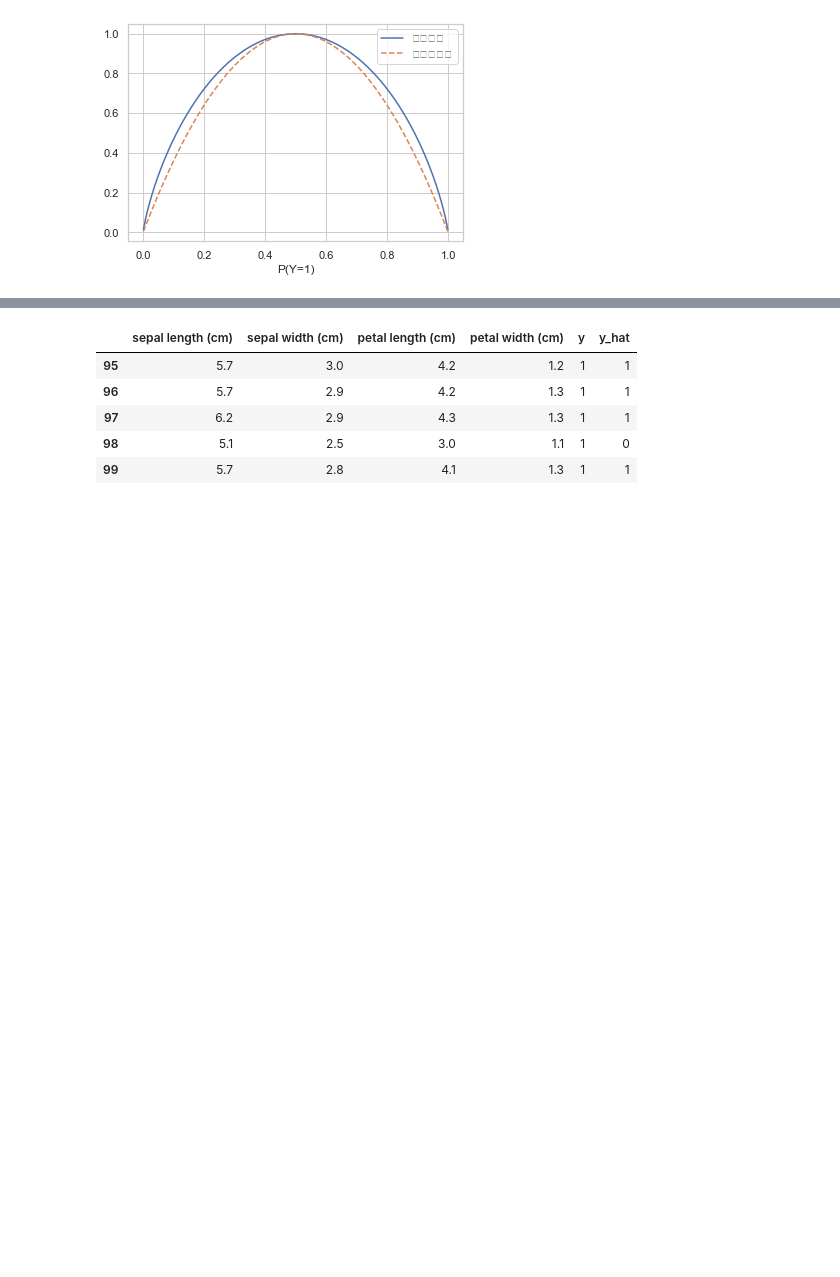
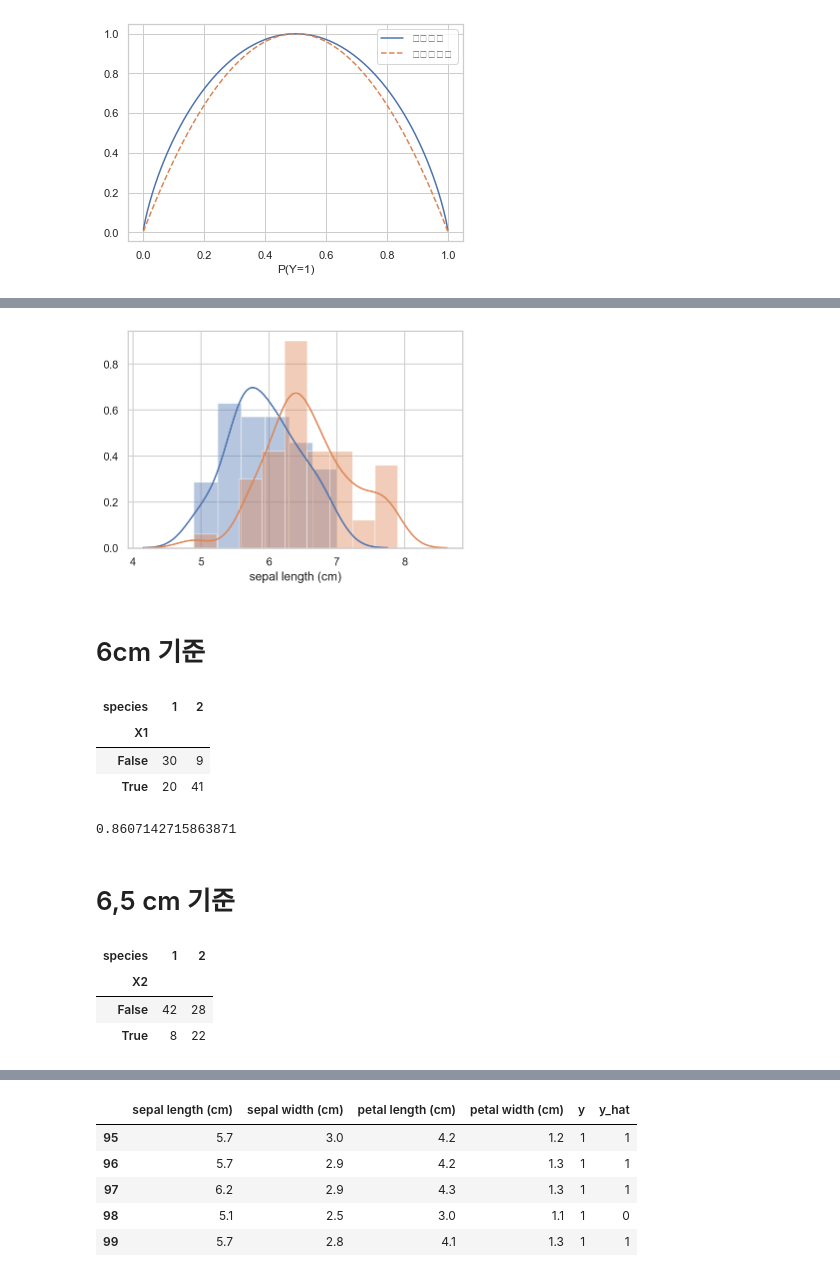
Before and after one commit to KIMS-Github/TIL_, a Jupyter notebook: math/Day13_Probability/entropy_mutual information.ipynb, the cells around one changed output, grey strips where cells are left out. Cells and saved outputs as stored; diff of their text form; code cells hidden in the pictures; blank space fills up the shorter version.

Commit message:
[math Prob. entropy]

```diff
--- a/math/Day13_Probability/entropy_mutual information.ipynb
+++ b/math/Day13_Probability/entropy_mutual information.ipynb
@@ -90,0 +153,9 @@ plt.show()
+# %%
+from sklearn.datasets import load_iris
+iris = load_iris()
+idx = np.in1d(iris.target, [1, 2])
+X = iris.data[idx, :]
+y = iris.target[idx]
+df = pd.DataFrame(X, columns=iris.feature_names)
+df["species"] = iris.target[idx]
+df.tail()
@@ -90,0 +169,33 @@ plt.show()
+# %%
+sns.distplot(df[df.species ==1]["sepal length (cm)"])
+sns.distplot(df[df.species ==2]["sepal length (cm)"])
+plt.show()
+# %% [output]
+[figure, added]
+# %% [markdown]
+# 6cm 기준
+# %%
+df["X1"] = df["sepal length (cm)"] > 6
+pivot_table1 = df.groupby(["X1", "species"]).size().unstack().fillna(0)
+pivot_table1
+# %% [output]
+| species | 1 | 2 |
+| X1 |  |  |
+| False | 30 | 9 |
+| True | 20 | 41 |
+# %%
+# 6cm 기준 엔트로피
+39/100 *(sp.stats.entropy([30/39, 9/39], base=2)) + 61/100 * (sp.stats.entropy([20/61, 41/61], base=2))
+# %% [output]
+0.8607142715863871
+# %% [markdown]
+# 6,5 cm 기준
+# %%
+df["X2"] = df["sepal length (cm)"] > 6.5
+pivot_table1 = df.groupby(["X2", "species"]).size().unstack().fillna(0)
+pivot_table1
+# %% [output]
+| species | 1 | 2 |
+| X2 |  |  |
+| False | 42 | 28 |
+| True | 8 | 22 |
```
Also changed, not shown: parts of 53 cells of this notebook, 2 other files.
